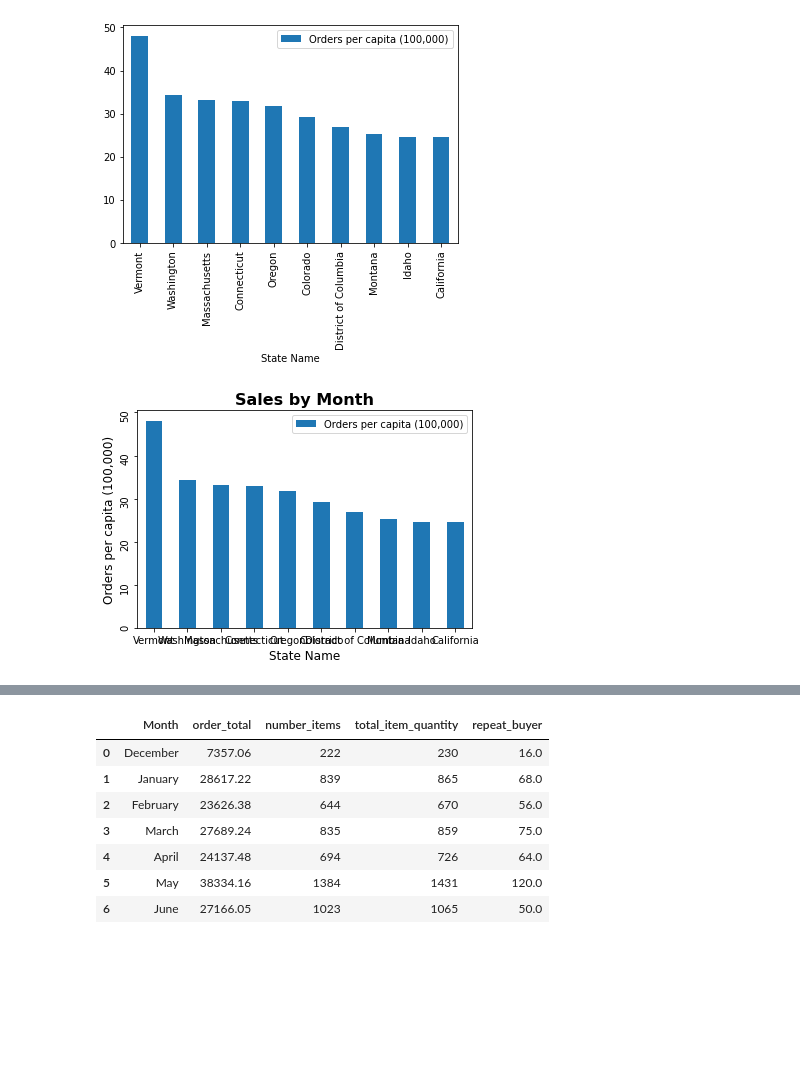
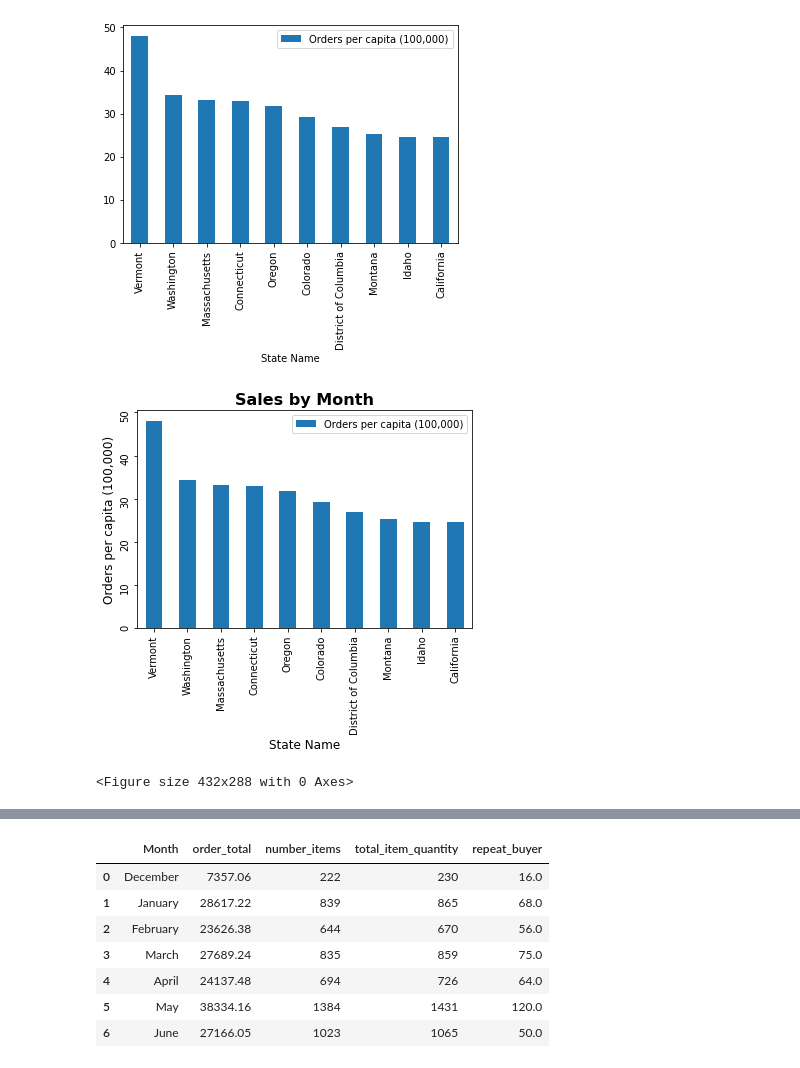
Before and after one commit to rstrong341/Bamboo_Advertising_Report, a Jupyter notebook: Orders_Viz.ipynb, the cells around one changed output, grey strips where cells are left out. Saved outputs shown, nothing was run; the diff lists cells and outputs as text; code cells hidden in the pictures; blank space fills up the shorter version.

Commit message:
images

```diff
--- a/Orders_Viz.ipynb
+++ b/Orders_Viz.ipynb
@@ -52,14 +54,16 @@ ax = per_capita_df.plot.bar(x='State Name', y='Orders per capita (100,000)', rot
 # %% [output]
 [figure]
 # %%
-bx = per_capita_df.plot.bar(x='State Name', y='Orders per capita (100,000)', rot=0)
+bx = per_capita_df.plot.bar(x='State Name', y='Orders per capita (100,000)', rot=90)
 bx.set_xlabel("State Name", fontsize=12)
 bx.set_ylabel("Orders per capita (100,000)",fontsize=12)
 bx.set_title("Sales by Month", fontsize=16, fontweight="bold")
 plt.yticks(rotation=90)
 plt.show()
+plt.savefig('images\percapita-state.png')
 # %% [output]
-[figure, old version]
+[figure, new version]
+<Figure size 432x288 with 0 Axes>
 # %%
 df
 # %% [output]
```
Also changed, not shown: parts of 2 cells of this notebook, 9 other files.
